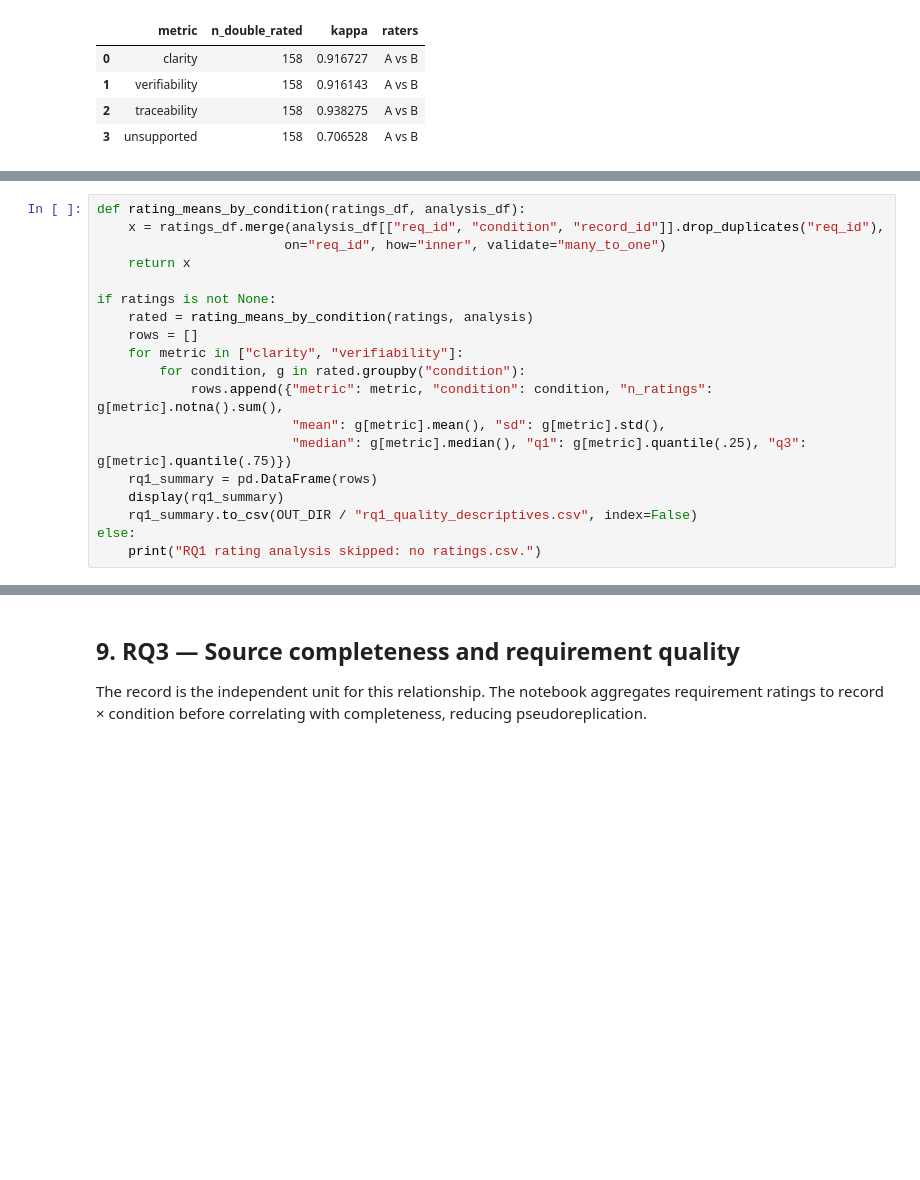
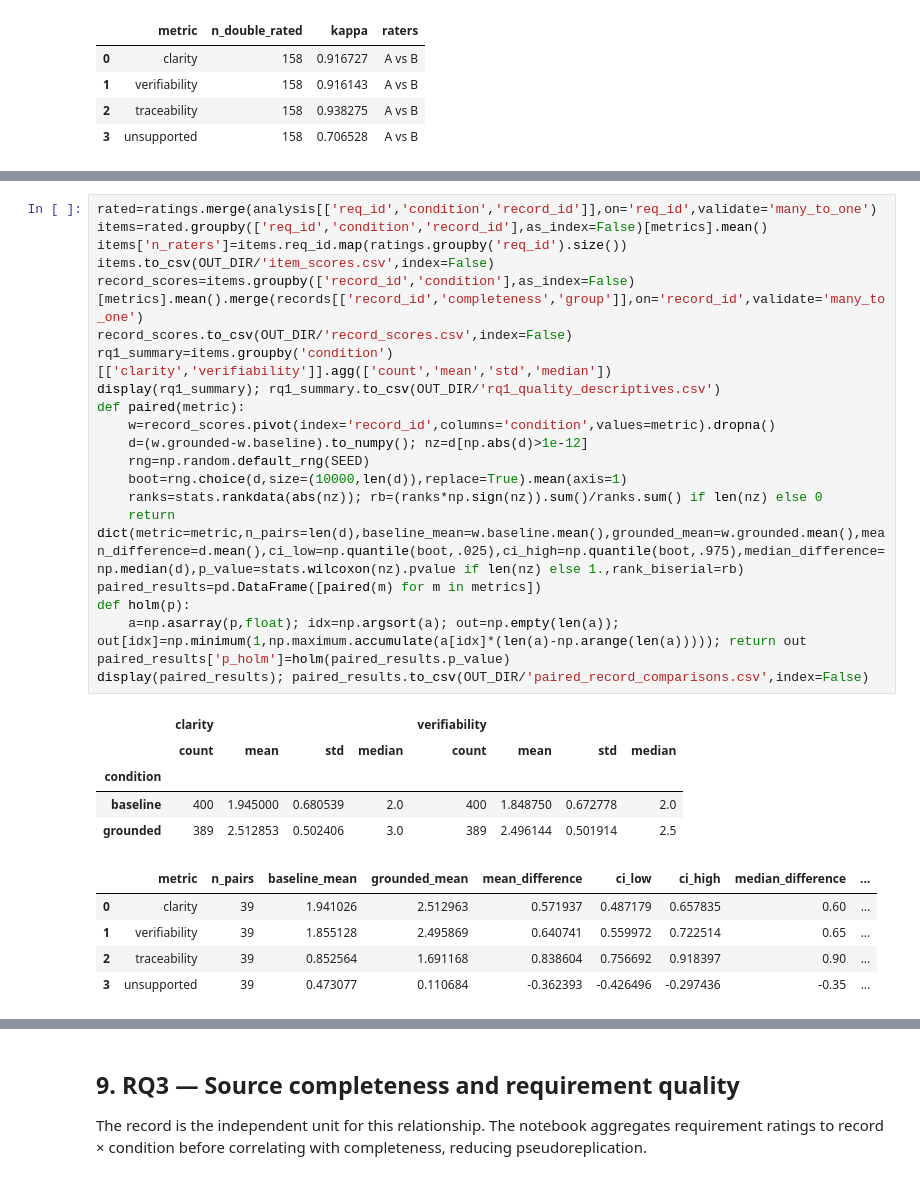
Before and after one commit to yashikakamboj/atrs_project, a Jupyter notebook: ATRS_Reproducible_Reanalysis_Notebook.ipynb, the cells around one changed output, grey strips where cells are left out. Cells and saved outputs as stored; diff of their text form; blank space fills up the shorter version.

```diff
--- a/ATRS_Reproducible_Reanalysis_Notebook.ipynb
+++ b/ATRS_Reproducible_Reanalysis_Notebook.ipynb
@@ -267,19 +296,0 @@ Scores are treated as ordinal. Report distributions and medians; use a paired Wi
-# %%
-def rating_means_by_condition(ratings_df, analysis_df):
-    x = ratings_df.merge(analysis_df[["req_id", "condition", "record_id"]].drop_duplicates("req_id"),
-                        on="req_id", how="inner", validate="many_to_one")
-    return x
-
-if ratings is not None:
-    rated = rating_means_by_condition(ratings, analysis)
-    rows = []
-    for metric in ["clarity", "verifiability"]:
-        for condition, g in rated.groupby("condition"):
-            rows.append({"metric": metric, "condition": condition, "n_ratings": g[metric].notna().sum(),
-                         "mean": g[metric].mean(), "sd": g[metric].std(),
-                         "median": g[metric].median(), "q1": g[metric].quantile(.25), "q3": g[metric].quantile(.75)})
-    rq1_summary = pd.DataFrame(rows)
-    display(rq1_summary)
-    rq1_summary.to_csv(OUT_DIR / "rq1_quality_descriptives.csv", index=False)
-else:
-    print("RQ1 rating analysis skipped: no ratings.csv.")
@@ -310,0 +300,32 @@ else:
+# %%
+rated=ratings.merge(analysis[['req_id','condition','record_id']],on='req_id',validate='many_to_one')
+items=rated.groupby(['req_id','condition','record_id'],as_index=False)[metrics].mean()
+items['n_raters']=items.req_id.map(ratings.groupby('req_id').size())
+items.to_csv(OUT_DIR/'item_scores.csv',index=False)
+record_scores=items.groupby(['record_id','condition'],as_index=False)[metrics].mean().merge(records[['record_id','completeness','group']],on='record_id',validate='many_to_one')
+record_scores.to_csv(OUT_DIR/'record_scores.csv',index=False)
+rq1_summary=items.groupby('condition')[['clarity','verifiability']].agg(['count','mean','std','median'])
+display(rq1_summary); rq1_summary.to_csv(OUT_DIR/'rq1_quality_descriptives.csv')
+def paired(metric):
+    w=record_scores.pivot(index='record_id',columns='condition',values=metric).dropna()
+    d=(w.grounded-w.baseline).to_numpy(); nz=d[np.abs(d)>1e-12]
+    rng=np.random.default_rng(SEED)
+    boot=rng.choice(d,size=(10000,len(d)),replace=True).mean(axis=1)
+    ranks=stats.rankdata(abs(nz)); rb=(ranks*np.sign(nz)).sum()/ranks.sum() if len(nz) else 0
+    return dict(metric=metric,n_pairs=len(d),baseline_mean=w.baseline.mean(),grounded_mean=w.grounded.mean(),mean_difference=d.mean(),ci_low=np.quantile(boot,.025),ci_high=np.quantile(boot,.975),median_difference=np.median(d),p_value=stats.wilcoxon(nz).pvalue if len(nz) else 1.,rank_biserial=rb)
+paired_results=pd.DataFrame([paired(m) for m in metrics])
+def holm(p):
+    a=np.asarray(p,float); idx=np.argsort(a); out=np.empty(len(a)); out[idx]=np.minimum(1,np.maximum.accumulate(a[idx]*(len(a)-np.arange(len(a))))); return out
+paired_results['p_holm']=holm(paired_results.p_value)
+display(paired_results); paired_results.to_csv(OUT_DIR/'paired_record_comparisons.csv',index=False)
+# %% [output]
+|  | clarity |  |  |  | verifiability |  |  |  |
+|  | count | mean | std | median | count | mean | std | median |
+| condition |  |  |  |  |  |  |  |  |
+| baseline | 400 | 1.945000 | 0.680539 | 2.0 | 400 | 1.848750 | 0.672778 | 2.0 |
+| grounded | 389 | 2.512853 | 0.502406 | 3.0 | 389 | 2.496144 | 0.501914 | 2.5 |
+|  | metric | n_pairs | baseline_mean | grounded_mean | mean_difference | ci_low | ci_high | median_difference | ... |
+| 0 | clarity | 39 | 1.941026 | 2.512963 | 0.571937 | 0.487179 | 0.657835 | 0.60 | ... |
+| 1 | verifiability | 39 | 1.855128 | 2.495869 | 0.640741 | 0.559972 | 0.722514 | 0.65 | ... |
+| 2 | traceability | 39 | 0.852564 | 1.691168 | 0.838604 | 0.756692 | 0.918397 | 0.90 | ... |
+| 3 | unsupported | 39 | 0.473077 | 0.110684 | -0.362393 | -0.426496 | -0.297436 | -0.35 | ... |
```
Also changed, not shown: parts of 26 cells of this notebook, 38 other files.
